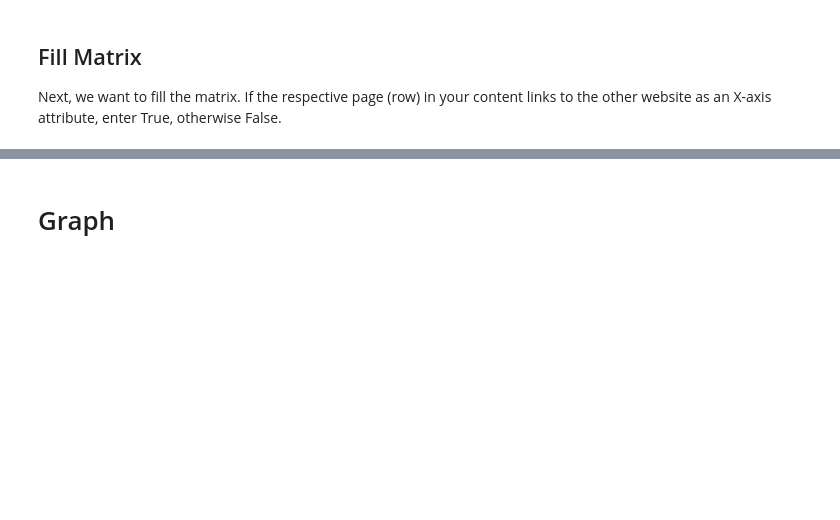
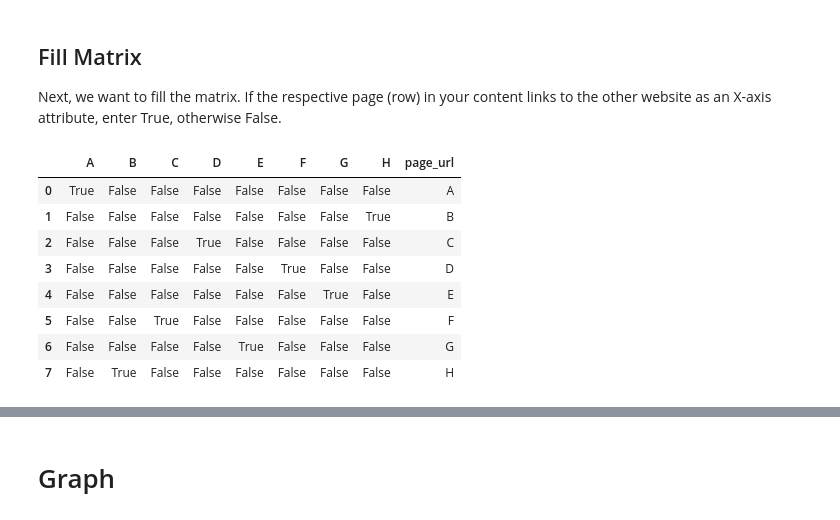
Before and after one commit to rmnrth4/wbth-project, a Jupyter notebook: graph_network/graph-building.ipynb, the cells around one changed output, grey strips where cells are left out. Saved outputs shown, nothing was run; the diff lists cells and outputs as text; code cells hidden in the pictures; blank space fills up the shorter version.

```diff
--- a/graph_network/graph-building.ipynb
+++ b/graph_network/graph-building.ipynb
@@ -67,22 +67,43 @@ Next, we want to fill the matrix. If the respective page (row) in your content l
 # %%
 # To figure out how to make it work, I've used this simple Test
 liste_mit_allen_linked_urls = ["A", "B", "C", "D", "E", "F", "G", "H"]
-page_url_1 = ["A", "H", "D"]
-page_url_2 = ["D", "F"]
-page_url_3 = ["C", "E", "F", "H"]
-liste_aller_page_urls = [page_url_1, page_url_2, page_url_3]
+A = ["A", "H", "D"]
+B = ["D", "F"]
+C = ["D"]
+D = ["G", "H"]
+E = ["E", "F", "H"]
+F = ["C", "E"]
+G = ["A", "F", "H"]
+H = ["B", "G"]
+
+liste_aller_page_urls = []
+for i in range(len([A,B,C,D,F,G,H])):
+    for e in [A,B,C,D,F,G,H][i]:
+        if e not in liste_aller_page_urls:
+            liste_aller_page_urls.append(e)
+liste_aller_page_urls
 
 test_matrix = pd.DataFrame(columns=liste_mit_allen_linked_urls)
 
 for page_url in liste_aller_page_urls:
     ist_in_liste_mit_allen_linked_urls = [(buchstabe in page_url) for buchstabe in liste_mit_allen_linked_urls]
     new_row = dict(zip(test_matrix.columns, ist_in_liste_mit_allen_linked_urls))
     test_matrix = pd.concat([test_matrix, pd.DataFrame([new_row])], ignore_index=True)
-test_matrix = test_matrix.assign(page_url=['page_url_1', 'page_url_2', 'page_url_3'])
+test_matrix = test_matrix.assign(page_url=["A", "B", "C", "D", "E", "F", "G", "H"])
 test_matrix
 
 # And a data frame with characteristics for your nodes
-carac = pd.DataFrame({ 'page_url':['page_url_1', 'page_url_2', 'page_url_3', 'A', 'D', 'H', 'F', 'C', 'E'], 'color':[(0,1,0),(1,0,0),(1,0,0),(0,1,0),(0,1,0),(0,0,1),(0,1,0),(0,0,0),(0,0,1)]})
+carac = pd.DataFrame({ 'page_url':['A', 'B', 'C', 'D'], 'color':[(0,1,0),(1,0,0),(1,0,0),(0,1,0),(0,1,0),(0,0,1),(0,1,0),(0,0,0),(0,0,1)]})
+# %% [output]
+|  | A | B | C | D | E | F | G | H | page_url |
+| 0 | True | False | False | False | False | False | False | False | A |
+| 1 | False | False | False | False | False | False | False | True | B |
+| 2 | False | False | False | True | False | False | False | False | C |
+| 3 | False | False | False | False | False | True | False | False | D |
+| 4 | False | False | False | False | False | False | True | False | E |
+| 5 | False | False | True | False | False | False | False | False | F |
+| 6 | False | False | False | False | True | False | False | False | G |
+| 7 | False | True | False | False | False | False | False | False | H |
 # %%
 def get_connection_matrix(pandas_dataframe, column_containing_list_of_all_linked_pages_per_url):
 
```
Also changed, not shown: parts of 22 cells of this notebook, 5 other files.
